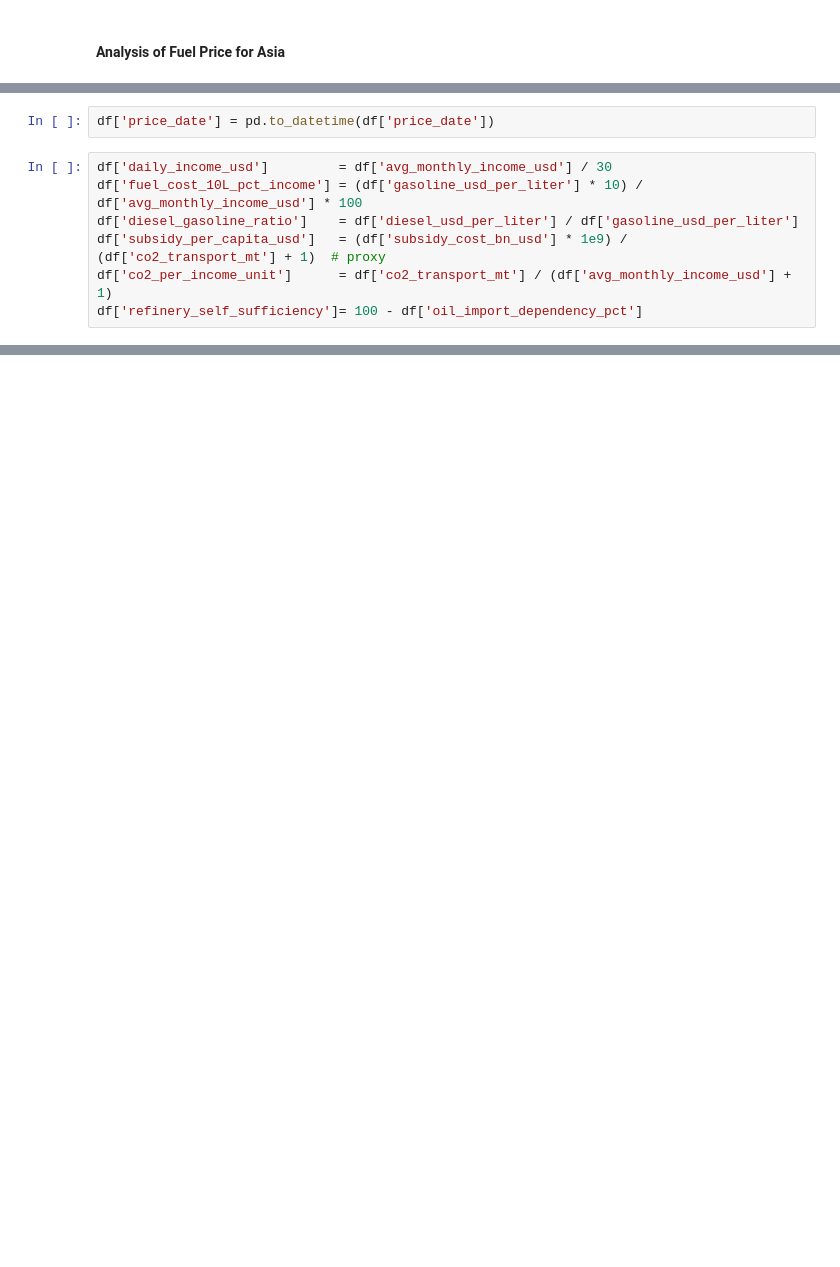
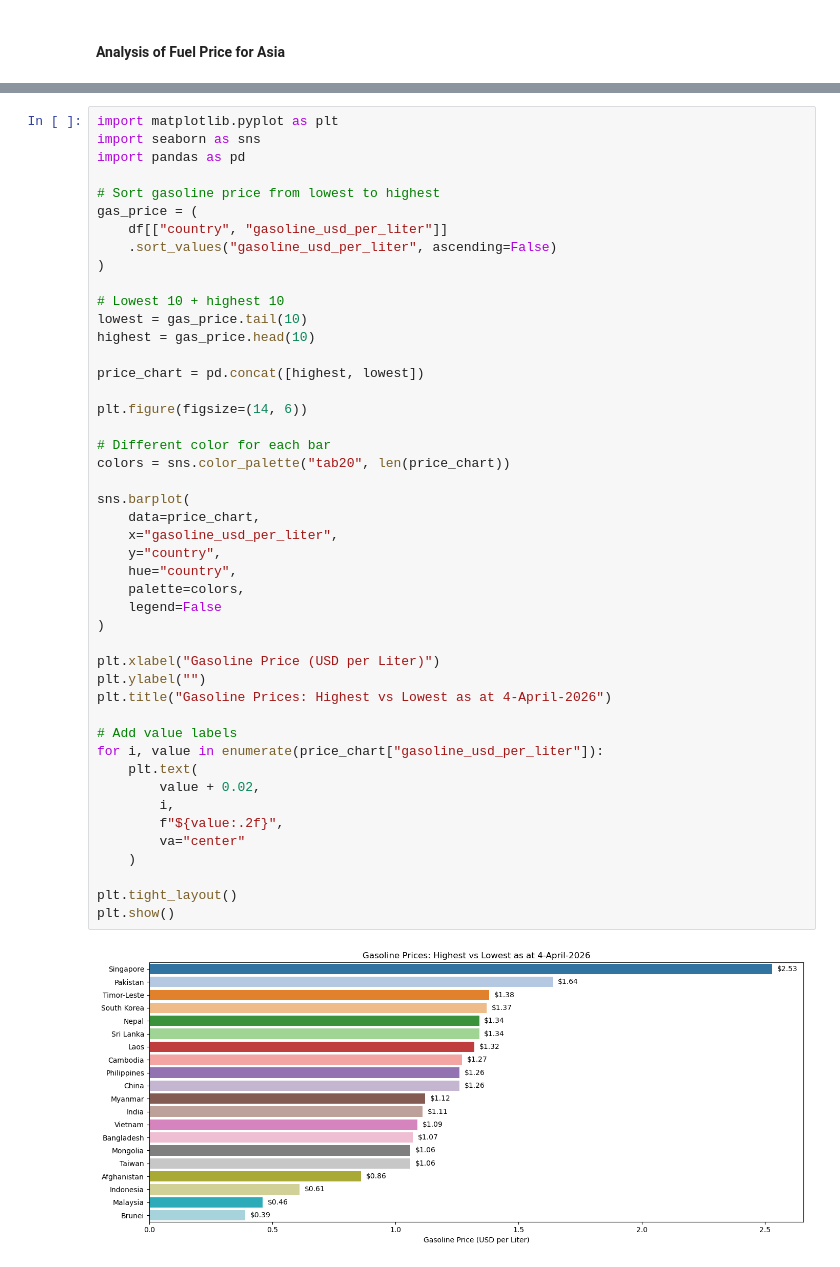
Before and after one commit to eric-ho-888/Project_2, a Jupyter notebook: asia_fuel.ipynb, the cells around one changed output, grey strips where cells are left out. Saved outputs shown, nothing was run; the diff lists cells and outputs as text; blank space fills up the shorter version.

Commit message:
improve graph

```diff
--- a/asia_fuel.ipynb
+++ b/asia_fuel.ipynb
@@ -119,9 +62,0 @@ memory usage: 2.7+ KB
-# %%
-df['price_date'] = pd.to_datetime(df['price_date'])
-# %%
-df['daily_income_usd']         = df['avg_monthly_income_usd'] / 30
-df['fuel_cost_10L_pct_income'] = (df['gasoline_usd_per_liter'] * 10) / df['avg_monthly_income_usd'] * 100
-df['diesel_gasoline_ratio']    = df['diesel_usd_per_liter'] / df['gasoline_usd_per_liter']
-df['subsidy_per_capita_usd']   = (df['subsidy_cost_bn_usd'] * 1e9) / (df['co2_transport_mt'] + 1)  # proxy
-df['co2_per_income_unit']      = df['co2_transport_mt'] / (df['avg_monthly_income_usd'] + 1)
-df['refinery_self_sufficiency']= 100 - df['oil_import_dependency_pct']
@@ -562,0 +63,48 @@ plt.show()
+# %%
+import matplotlib.pyplot as plt
+import seaborn as sns
+import pandas as pd
+
+# Sort gasoline price from lowest to highest
+gas_price = (
+    df[["country", "gasoline_usd_per_liter"]]
+    .sort_values("gasoline_usd_per_liter", ascending=False)
+)
+
+# Lowest 10 + highest 10
+lowest = gas_price.tail(10)
+highest = gas_price.head(10)
+
+price_chart = pd.concat([highest, lowest])
+
+plt.figure(figsize=(14, 6))
+
+# Different color for each bar
+colors = sns.color_palette("tab20", len(price_chart))
+
+sns.barplot(
+    data=price_chart,
+    x="gasoline_usd_per_liter",
+    y="country",
+    hue="country",
+    palette=colors,
+    legend=False
+)
+
+plt.xlabel("Gasoline Price (USD per Liter)")
+plt.ylabel("")
+plt.title("Gasoline Prices: Highest vs Lowest as at 4-April-2026")
+
+# Add value labels
+for i, value in enumerate(price_chart["gasoline_usd_per_liter"]):
+    plt.text(
+        value + 0.02,
+        i,
+        f"${value:.2f}",
+        va="center"
+    )
+
+plt.tight_layout()
+plt.show()
+# %% [output]
+[figure, added]
```
Also changed, not shown: parts of 18 cells of this notebook.
